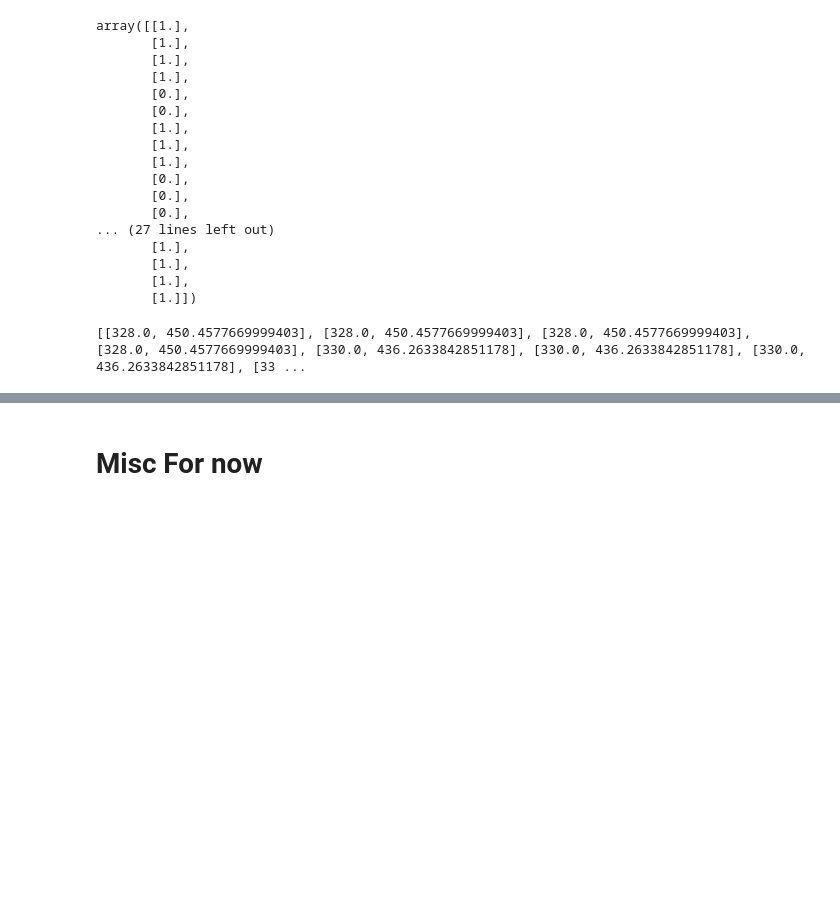
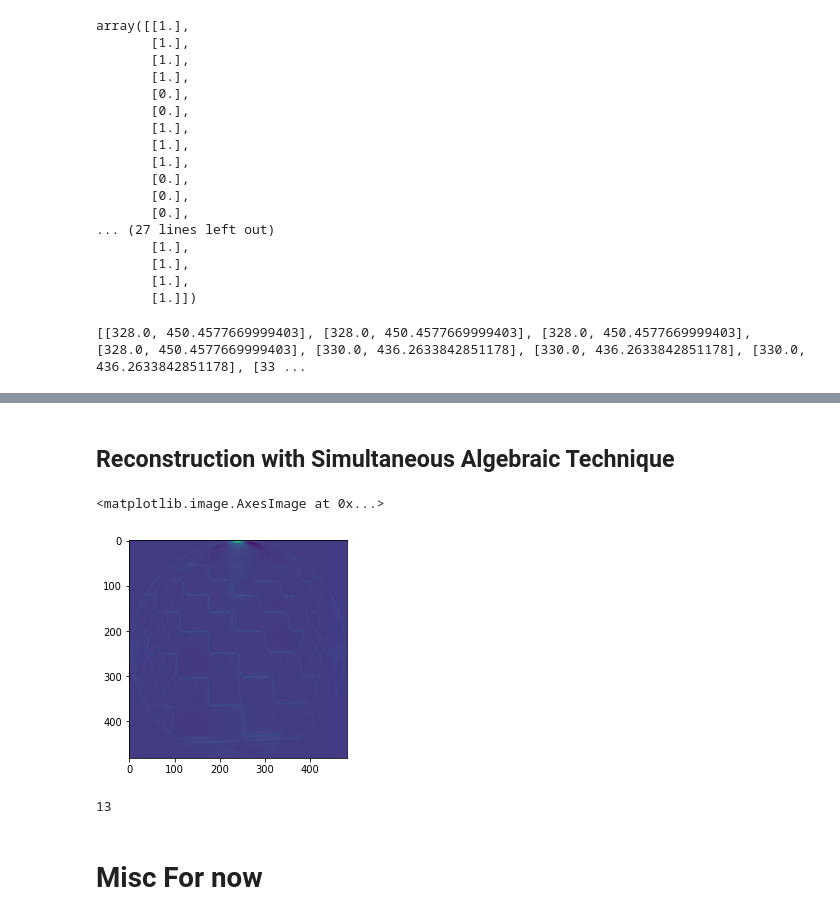
Before and after one commit to SamRapier/DigitisingChess, a Jupyter notebook: ChessBoardGridSegmentation.ipynb, the cells around one changed output, grey strips where cells are left out. Saved outputs shown, nothing was run; the diff lists cells and outputs as text; code cells hidden in the pictures; blank space fills up the shorter version.

```diff
--- a/ChessBoardGridSegmentation.ipynb
+++ b/ChessBoardGridSegmentation.ipynb
@@ -522,3 +526,18 @@ reconstruction_fbp = iradon(sinogram, theta=theta2, filter_name='cosine')
+# %% [markdown]
+## Reconstruction with Simultaneous Algebraic Technique
+# %%
+from skimage.transform import iradon_sart
+
+reconstruction_sart = iradon_sart(sinogram, theta=theta1)
+plt.imshow(reconstruction_sart)
+# %% [output]
+<matplotlib.image.AxesImage at 0x...>
+[figure, added]
+# %%
+cv2.imshow("Reconstruction", reconstruction_sart)
+cv2.waitKey(5000)
+# %% [output]
+13
 # %% [markdown]
 # Misc For now
 # %% [markdown]
```
Also changed, not shown: parts of 3 cells of this notebook.
